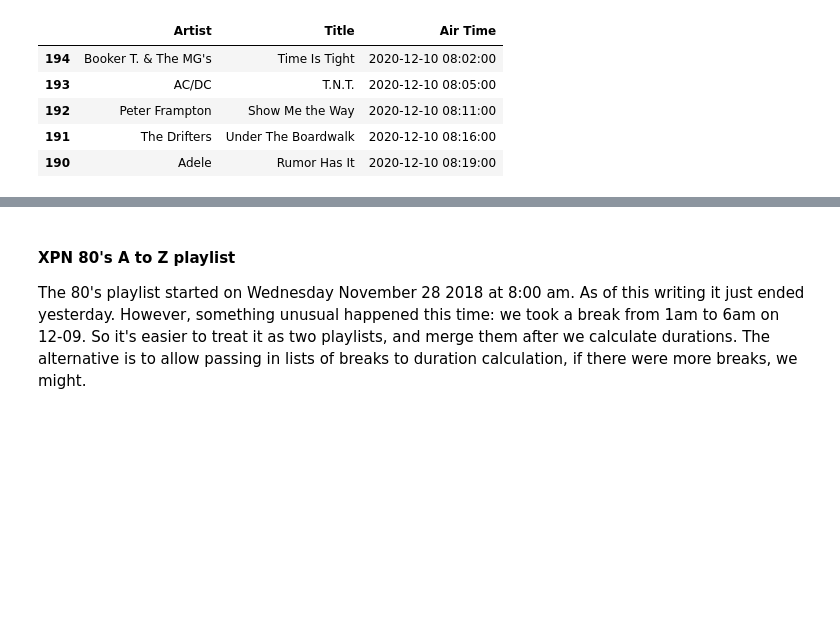
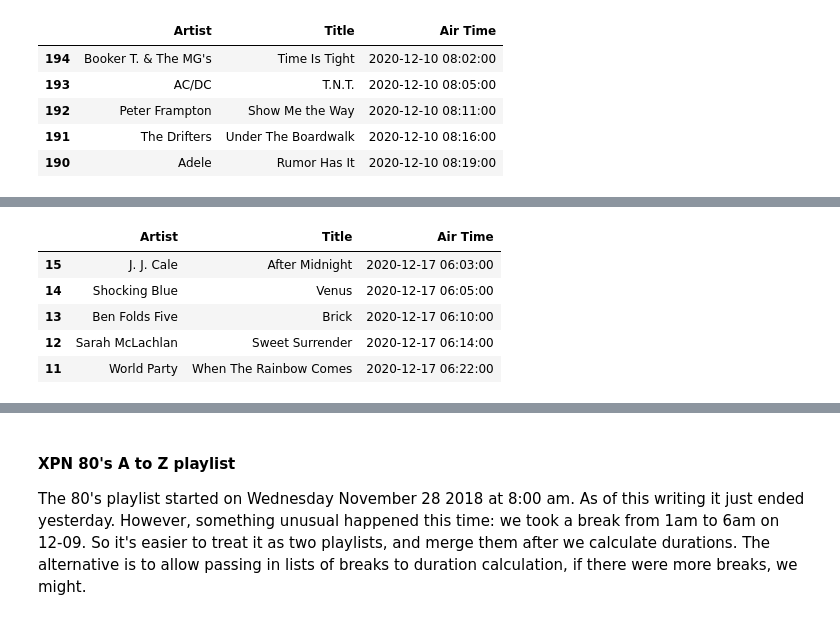
Before and after one commit to asudell/a2z, a Jupyter notebook: DataLoading.ipynb, the cells around one changed output, grey strips where cells are left out. Saved outputs shown, nothing was run; the diff lists cells and outputs as text; code cells hidden in the pictures; blank space fills up the shorter version.

```diff
--- a/DataLoading.ipynb
+++ b/DataLoading.ipynb
@@ -172,0 +172,4 @@ got 1920 rows
+# %%
+xpn2020_onsies = fetch_playlist(datetime(2020, 12, 17, 6, 0), datetime.now(),
+                          playlist_cache_dir)
+print "got %d rows" % len(xpn2020_onsies)
@@ -195,3 +200,10 @@ HTML(xpn2020.tail(5).to_html())
 # %%
-#HTML(xpn2020_onsies.head(5).to_html())
+HTML(xpn2020_onsies.head(5).to_html())
+# %% [output]
+|  | Artist | Title | Air Time |
+| 15 | J. J. Cale | After Midnight | 2020-12-17 06:03:00 |
+| 14 | Shocking Blue | Venus | 2020-12-17 06:05:00 |
+| 13 | Ben Folds Five | Brick | 2020-12-17 06:10:00 |
+| 12 | Sarah McLachlan | Sweet Surrender | 2020-12-17 06:14:00 |
+| 11 | World Party | When The Rainbow Comes | 2020-12-17 06:22:00 |
 # %%
```
Also changed, not shown: parts of 12 cells of this notebook, 8 other files.
